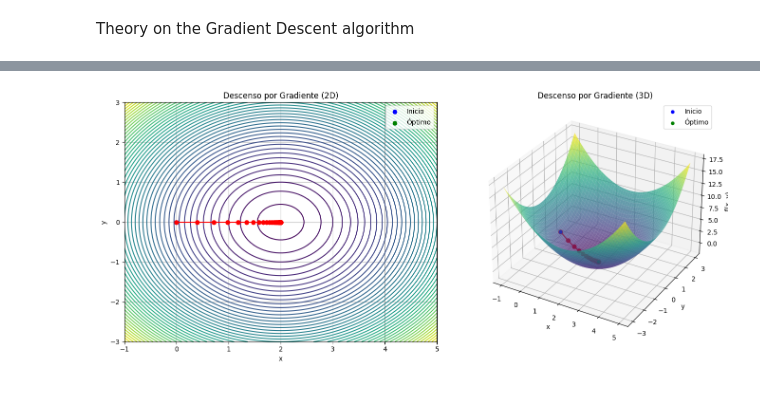
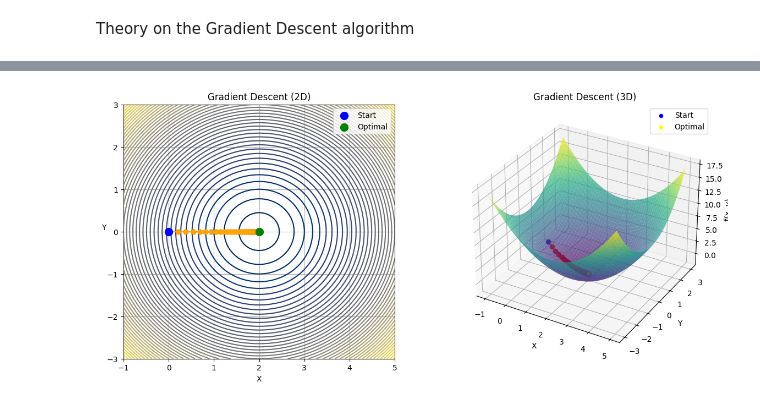
Before and after one commit to Juanpi0021/Assignment-0---Gradient-descent, a Jupyter notebook: Assignment 0.ipynb, the cells around one changed output, grey strips where cells are left out. Saved outputs shown, nothing was run; the diff lists cells and outputs as text; code cells hidden in the pictures.

```diff
--- a/Assignment 0.ipynb
+++ b/Assignment 0.ipynb
@@ -26,8 +26,8 @@ def grad_f(x, y):
     return np.array([df_dx, df_dy])
 # %%
 #Parameters
-learning_rate = 0.1  # Tasa de aprendizaje
-max_iter = 100  # Número máximo de iteraciones
-tolerance = 1e-6  # Tolerancia para la convergencia
+learning_rate = 0.05
+max_iter = 100
+tolerance = 0.00005
 # %%
 #Variables
@@ -58,48 +59,54 @@ Valor mínimo de la función: -0.999999999977065
 # %%
 # Plot the results
-# Preparar los datos para la gráfica
+
 values = np.array(values)
 x_vals = values[:, 0]
 y_vals = values[:, 1]
 
-# Crear una malla de puntos para graficar la función de contorno y 3D
+# Create a grid of x and y values for plotting the function
 x_range = np.linspace(-1, 5, 100)
 y_range = np.linspace(-3, 3, 100)
-X, Y = np.meshgrid(x_range, y_range)
-Z = f(X, Y)
+X, Y = np.meshgrid(x_range, y_range)  # Create a meshgrid for plotting
+Z = f(X, Y)  # Compute Z values for the function f at each point in the meshgrid
 
-# Crear la figura y los subplots
+
 fig = plt.figure(figsize=(14, 6))
 
-# Subplot 1: Gráfico de contorno 2D
+
+def setup_2d_plot(ax, X, Y, Z, x_vals, y_vals):
+    ax.contour(X, Y, Z, levels=50, cmap='cividis')
+    ax.plot(x_vals, y_vals, marker='o', color='orange')
+    ax.scatter(x_vals, y_vals, color='red')
+
+
+    ax.scatter(x_vals[0], y_vals[0], color='blue', label='Start', zorder=3, s=100)
+    ax.scatter(x_vals[-1], y_vals[-1], color='green', label='Optimal', zorder=3, s=100)
+
+    ax.set_title('Gradient Descent (2D)')
+    ax.set_xlabel('X')
+    ax.set_ylabel('Y', rotation="horizontal")
+    ax.legend()
+    ax.grid(True)
+
+def setup_3d_plot(ax, X, Y, Z, x_vals, y_vals, f):
+    ax.plot_surface(X, Y, Z, cmap='viridis', alpha=0.7)
+    ax.plot(x_vals, y_vals, f(x_vals, y_vals),marker='o', color='red' )
+    ax.scatter(x_vals[0], y_vals[0], f(x_vals[0], y_vals[0]), color='blue', label='Start')
+    ax.scatter(x_vals[-1], y_vals[-1], f(x_vals[-1], y_vals[-1]), color='yellow', label='Optimal')
+    ax.set_title('Gradient Descent (3D)')
+    ax.set_xlabel('X')
+    ax.set_ylabel('Y')
+    ax.set_zlabel('f(x, y)')
+    ax.legend()
+
+
+# Create subplots and configure them using the setup functions
 ax1 = fig.add_subplot(1, 2, 1)
-ax1.contour(X, Y, Z, levels=50, cmap='viridis')
-ax1.plot(x_vals, y_vals, marker='o', color='red')
-ax1.scatter(x_vals, y_vals, color='red')
-ax1.scatter(x_vals[0], y_vals[0], color='blue', label='Inicio')
-ax1.scatter(x_vals[-1], y_vals[-1], color='green', label='Óptimo')
-ax1.set_title('Descenso por Gradiente (2D)')
-ax1.set_xlabel('x')
-ax1.set_ylabel('y')
-ax1.legend()
-ax1.grid(True)
+setup_2d_plot(ax1, X, Y, Z, x_vals, y_vals)
 
-# Plot the results 3D
-# Subplot 2: Gráfico 3D
 ax2 = fig.add_subplot(1, 2, 2, projection='3d')
-ax2.plot_surface(X, Y, Z, cmap='viridis', alpha=0.7)
-ax2.plot(x_vals, y_vals, f(x_vals, y_vals), color='red', marker='o')
-ax2.scatter(x_vals[0], y_vals[0], f(x_vals[0], y_vals[0]), color='blue', label='Inicio')
-ax2.scatter(x_vals[-1], y_vals[-1], f(x_vals[-1], y_vals[-1]), color='green', label='Óptimo')
-ax2.set_title('Descenso por Gradiente (3D)')
-ax2.set_xlabel('x')
-ax2.set_ylabel('y')
-ax2.set_zlabel('f(x, y)')
-ax2.legend()
+setup_3d_plot(ax2, X, Y, Z, x_vals, y_vals, f)
 
-#Final Plot
-# Mostrar el gráfico
-plt.tight_layout()
-plt.show()
+plt.show()  # Display the figure
 # %% [output]
-[figure, old version]
+[figure, new version]
```
Also changed, not shown: parts of 2 cells of this notebook.
